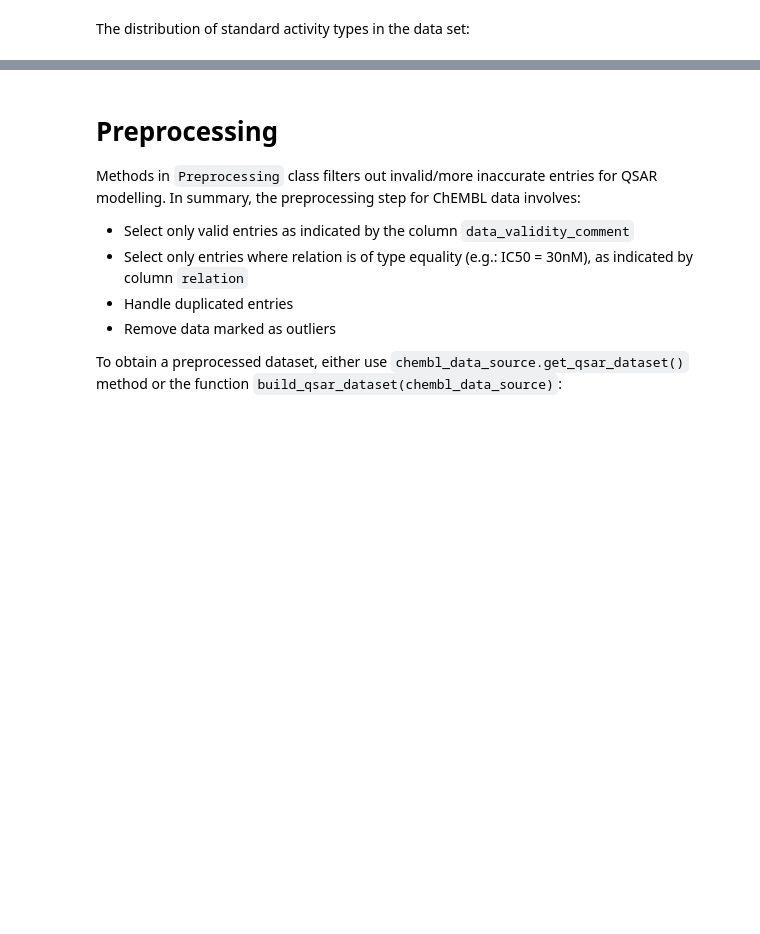
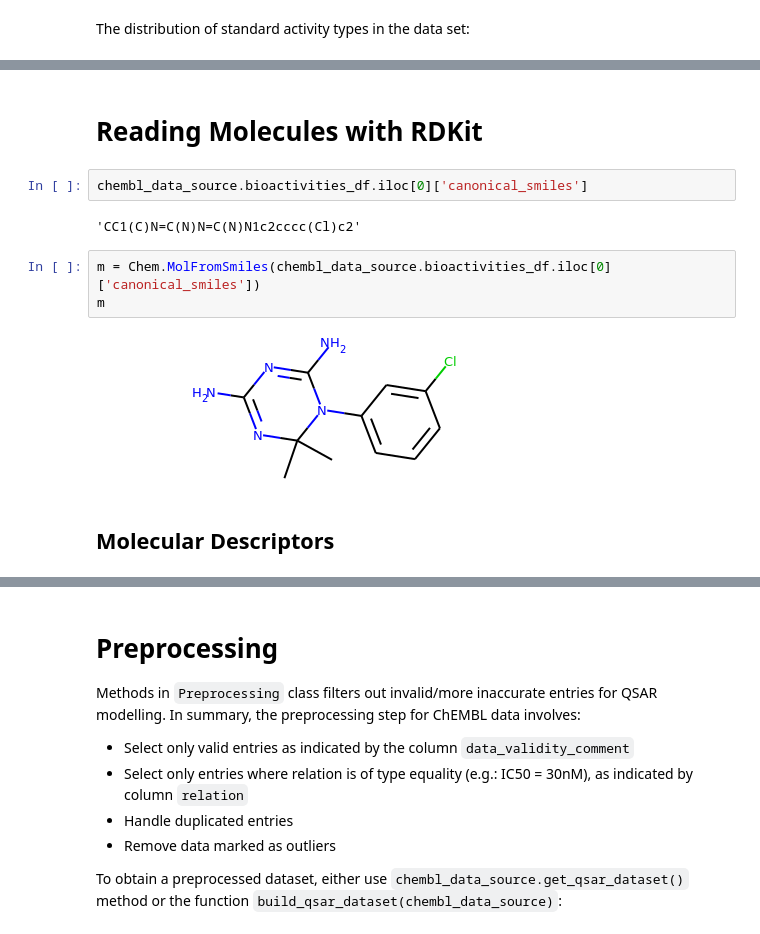
Before and after one commit to KISysBio/modSAR, a Jupyter notebook: processing/notebooks/Notebook 01 - Data Preprocessing.ipynb, the cells around one changed output, grey strips where cells are left out. Drawn from its saved outputs; the diff is of its cells as text; blank space fills up the shorter version.

```diff
--- a/processing/notebooks/Notebook 01 - Data Preprocessing.ipynb
+++ b/processing/notebooks/Notebook 01 - Data Preprocessing.ipynb
@@ -57,0 +110,13 @@ Name: standard_type, dtype: int64
+# %% [markdown]
+# Reading Molecules with RDKit
+# %%
+chembl_data_source.bioactivities_df.iloc[0]['canonical_smiles']
+# %% [output]
+'CC1(C)N=C(N)N=C(N)N1c2cccc(Cl)c2'
+# %%
+m = Chem.MolFromSmiles(chembl_data_source.bioactivities_df.iloc[0]['canonical_smiles'])
+m
+# %% [output]
+[figure, added]
+# %% [markdown]
+## Molecular Descriptors
```
Also changed, not shown: parts of 19 cells of this notebook, 10 other files.
